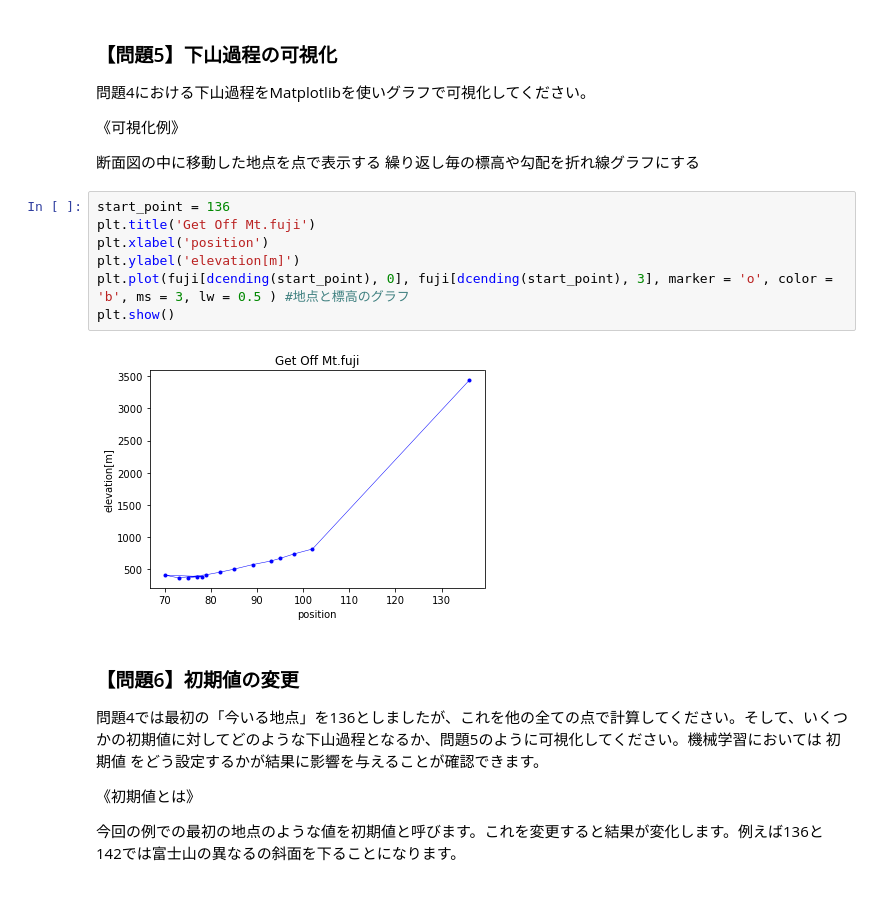
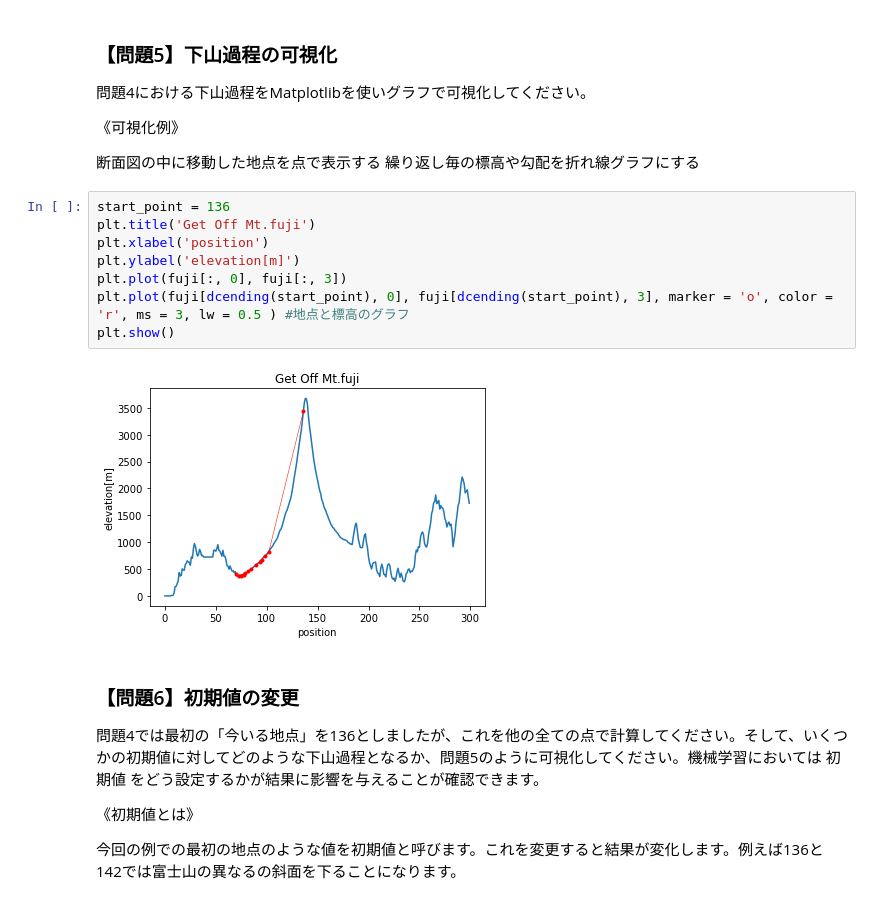
Before and after one commit to misakiryo/diveintocode-ml, a Jupyter notebook: Week2/week2_session2.ipynb, the cells around one changed output. Cells and saved outputs as stored; diff of their text form.

```diff
--- a/Week2/week2_session2.ipynb
+++ b/Week2/week2_session2.ipynb
@@ -145,12 +166,13 @@ dcending(136)
 # %%
 start_point = 136
 plt.title('Get Off Mt.fuji')
 plt.xlabel('position')
 plt.ylabel('elevation[m]')
-plt.plot(fuji[dcending(start_point), 0], fuji[dcending(start_point), 3], marker = 'o', color = 'b', ms = 3, lw = 0.5 ) #地点と標高のグラフ
+plt.plot(fuji[:, 0], fuji[:, 3])
+plt.plot(fuji[dcending(start_point), 0], fuji[dcending(start_point), 3], marker = 'o', color = 'r', ms = 3, lw = 0.5 ) #地点と標高のグラフ
 plt.show()
 # %% [output]
-[figure, old version]
+[figure, new version]
 # %% [markdown]
 ### 【問題6】初期値の変更
 問題4では最初の「今いる地点」を136としましたが、これを他の全ての点で計算してください。そして、いくつかの初期値に対してどのような下山過程となるか、問題5のように可視化してください。機械学習においては 初期値 をどう設定するかが結果に影響を与えることが確認できます。
```
Also changed, not shown: parts of 5 cells of this notebook, 1 other file.
